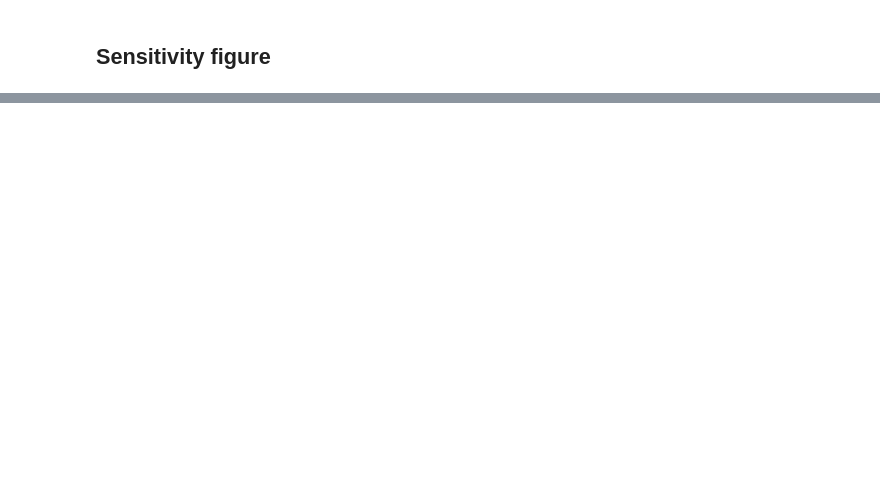
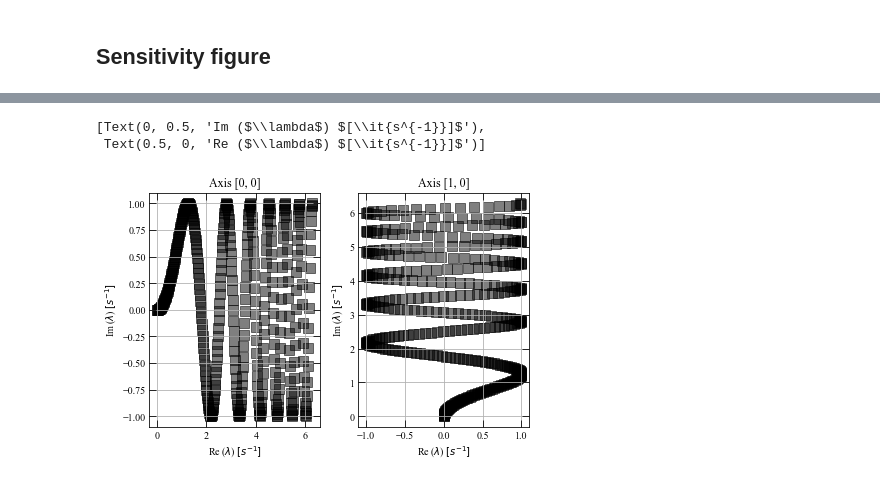
Before and after one commit to lazovasquez/slugcapturing_2021, a Jupyter notebook: codes/02_sensitivity.ipynb, the cells around one changed output, grey strips where cells are left out. Drawn from its saved outputs; the diff is of its cells as text; code cells hidden in the pictures; blank space fills up the shorter version.

```diff
--- a/codes/02_sensitivity.ipynb
+++ b/codes/02_sensitivity.ipynb
@@ -49,0 +3,53 @@ for ax in axs.flat:
+# %%
+%run ./00_libraries.ipynb
+%run ./01_constants.ipynb
+
+# Some example data to display
+x = np.linspace(0, 2 * np.pi, 400)
+y = np.sin(x ** 2)
+
+
+fig, (ax0, ax1) = plt.subplots(ncols=2, constrained_layout=True)
+fig.figsize = eigenspectrasize
+
+# ax0
+ax0.scatter (x,
+            y,
+            s = areatestpoints,
+            marker = listmarkers[0],
+            color = listcolor [0],
+            edgecolors = listcolor [0],
+            linewidths = 1,
+            alpha = alphascatter)
+ax0.set_title('Axis [0, 0]')
+
+ax0.xaxis.set_tick_params(which='major', size=7, direction='in', top='on')
+ax0.xaxis.set_tick_params(which='minor', size=7, direction='in', top='on')
+ax0.yaxis.set_tick_params(which='major', size=7, direction='in', right='on')
+ax0.yaxis.set_tick_params(which='minor', size=7, direction='in', right='on')
+
+ax0.grid(True)
+ax0.set(xlabel = r'Re ($\lambda$) $[\it{s^{-1}}]$', ylabel=r'Im ($\lambda$) $[\it{s^{-1}}]$')
+
+# ax1
+ax1.scatter (y,
+            x,
+            s = areatestpoints,
+            marker = listmarkers[0],
+            color = listcolor [0],
+            edgecolors = listcolor [0],
+            linewidths = 1,
+            alpha = alphascatter)
+ax1.set_title('Axis [1, 0]')
+
+ax1.xaxis.set_tick_params(which='major', size=7, direction='in', top='on')
+ax1.xaxis.set_tick_params(which='minor', size=7, direction='in', top='on')
+ax1.yaxis.set_tick_params(which='major', size=7, direction='in', right='on')
+ax1.yaxis.set_tick_params(which='minor', size=7, direction='in', right='on')
+
+ax1.grid(True)
+ax1.set(xlabel = r'Re ($\lambda$) $[\it{s^{-1}}]$', ylabel=r'Im ($\lambda$) $[\it{s^{-1}}]$')
+# %% [output]
+[Text(0, 0.5, 'Im ($\\lambda$) $[\\it{s^{-1}}]$'),
+ Text(0.5, 0, 'Re ($\\lambda$) $[\\it{s^{-1}}]$')]
+[figure, added]
```
Also changed, not shown: parts of 1 cell of this notebook, 2 other files.
